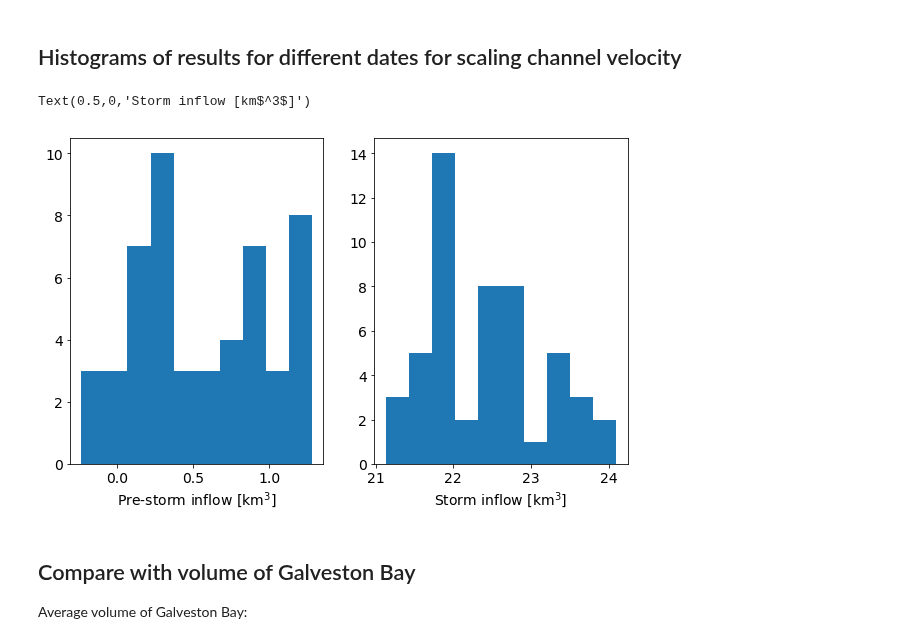
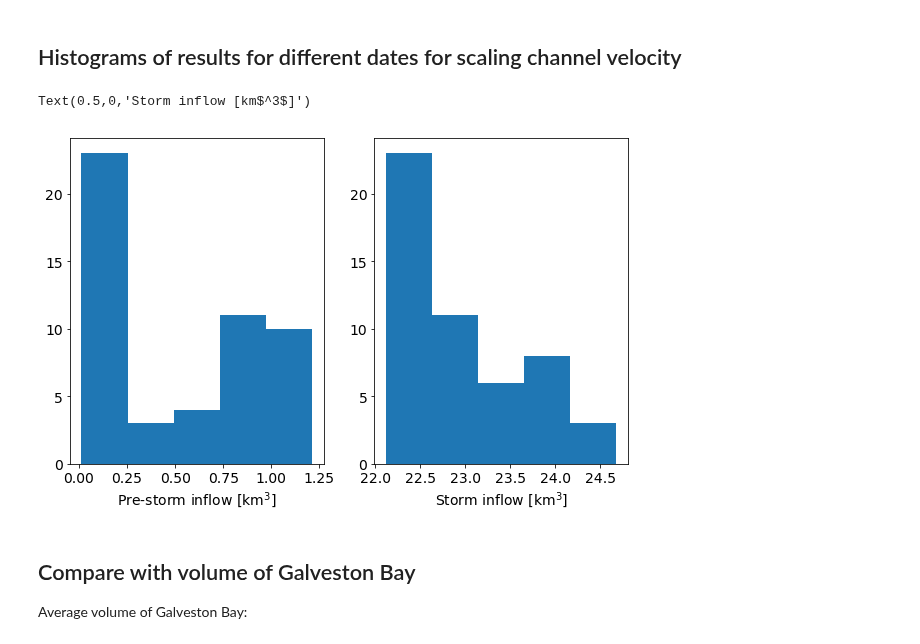
Before and after one commit to kthyng/flood_estimate, a Jupyter notebook: Harvey inflow.ipynb, the cells around one changed output. Saved outputs shown, nothing was run; the diff lists cells and outputs as text; code cells hidden in the pictures.

```diff
--- a/Harvey inflow.ipynb
+++ b/Harvey inflow.ipynb
@@ -1013,14 +929,14 @@ for i, startdate in enumerate(startdates):
 # %%
 fig, axes = plt.subplots(1, 2, figsize=(10,6))
 # pre-storm
-axes[0].hist(preV)
+axes[0].hist(preV, bins=5)
 axes[0].set_xlabel('Pre-storm inflow [km$^3$]')
 # during storm
-axes[1].hist(stormV)
+axes[1].hist(stormV, bins=5)
 axes[1].set_xlabel('Storm inflow [km$^3$]')
 # %% [output]
 Text(0.5,0,'Storm inflow [km$^3$]')
-[figure, old version]
+[figure, new version]
 # %% [markdown]
 ## Compare with volume of Galveston Bay
 
```
Also changed, not shown: parts of 18 cells of this notebook.
